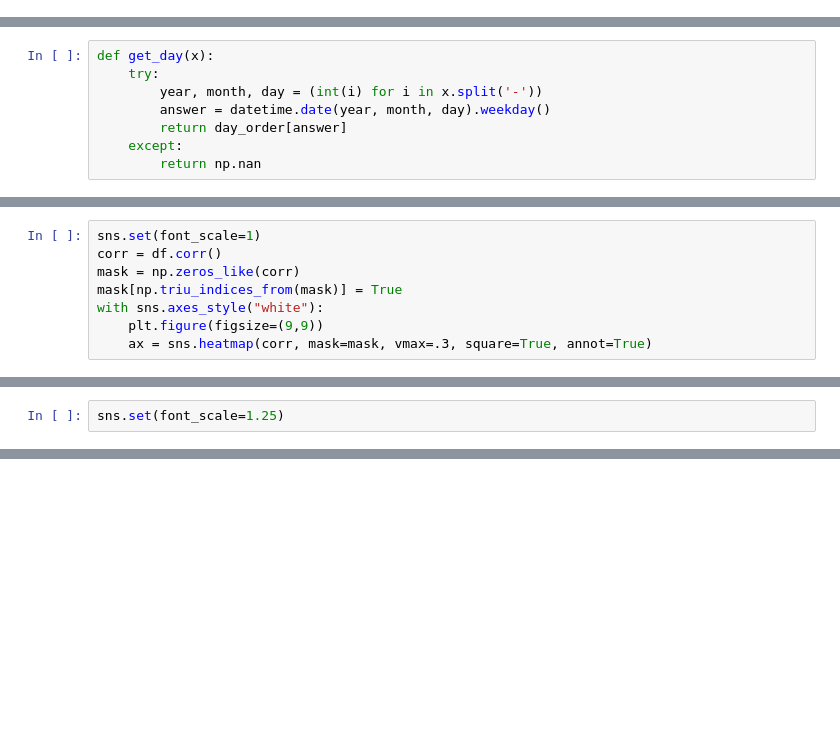
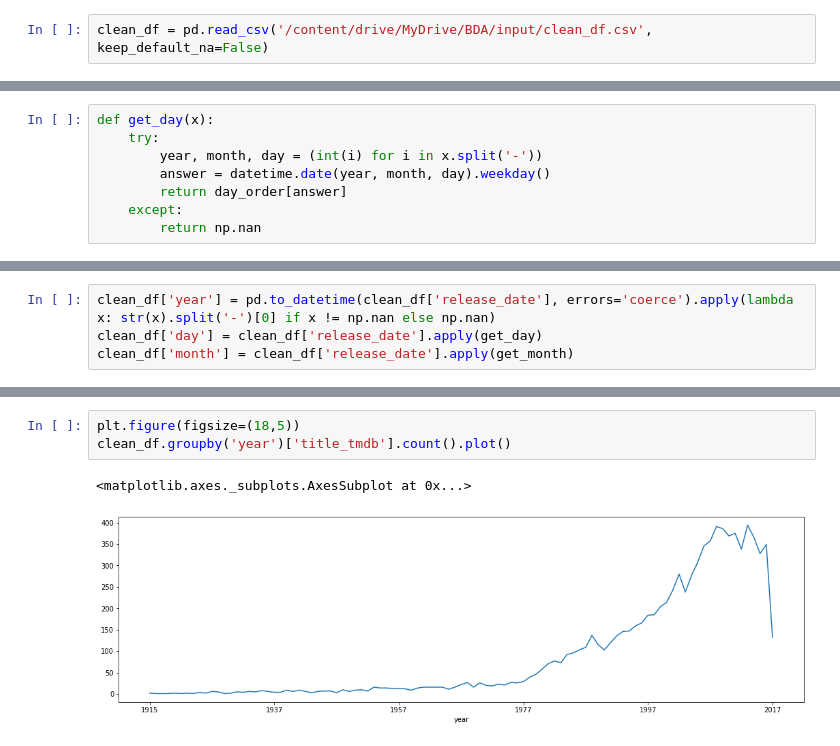
Before and after one commit to lilanpei/BDA-Project, a Jupyter notebook: Movies_data_exploration.ipynb, the cells around one changed output, grey strips where cells are left out. Drawn from its saved outputs; the diff is of its cells as text; blank space fills up the shorter version.

```diff
--- a/Movies_data_exploration.ipynb
+++ b/Movies_data_exploration.ipynb
@@ -382,0 +1349,2 @@ We have already constructed the **year** feature in our preliminary data wrangli
+# %%
+clean_df = pd.read_csv('/content/drive/MyDrive/BDA/input/clean_df.csv', keep_default_na=False)
@@ -884,8 +1403,0 @@ df['year'] = df['year'].apply(clean_numeric)
-# %%
-sns.set(font_scale=1)
-corr = df.corr()
-mask = np.zeros_like(corr)
-mask[np.triu_indices_from(mask)] = True
-with sns.axes_style("white"):
-    plt.figure(figsize=(9,9))
-    ax = sns.heatmap(corr, mask=mask, vmax=.3, square=True, annot=True)
@@ -894,2 +1403,0 @@ with sns.axes_style("white"):
-# %%
-sns.set(font_scale=1.25)
@@ -987,0 +1404,4 @@ We notice that **vote_count**, a feature we *cheated* with, is the most importan
+# %%
+clean_df['year'] = pd.to_datetime(clean_df['release_date'], errors='coerce').apply(lambda x: str(x).split('-')[0] if x != np.nan else np.nan)
+clean_df['day'] = clean_df['release_date'].apply(get_day)
+clean_df['month'] = clean_df['release_date'].apply(get_month)
@@ -987,0 +1424,6 @@ We notice that **vote_count**, a feature we *cheated* with, is the most importan
+# %%
+plt.figure(figsize=(18,5))
+clean_df.groupby('year')['title_tmdb'].count().plot()
+# %% [output]
+<matplotlib.axes._subplots.AxesSubplot at 0x...>
+[figure, added]
```
Also changed, not shown: parts of 584 cells of this notebook, 1 other file.
